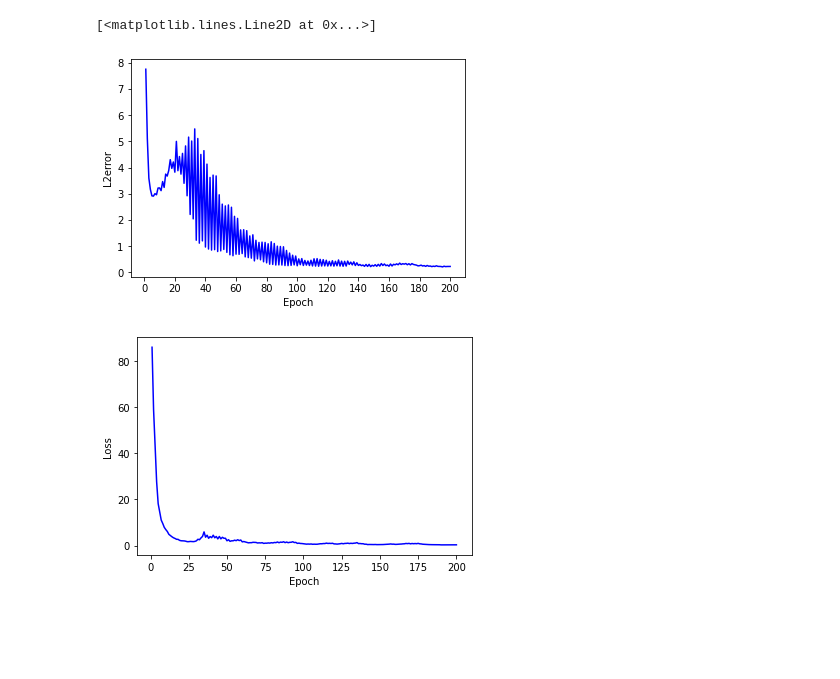
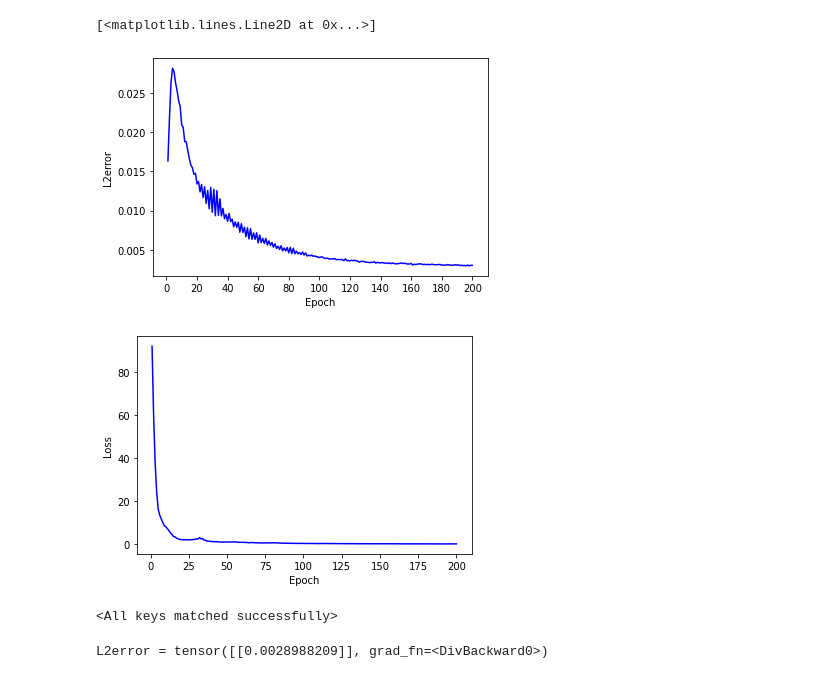
Before and after one commit to duypham01/PDE_Poisson, a Jupyter notebook: PDE_Poisson(pytorch).ipynb, the cells around one changed output. Cells and saved outputs as stored; diff of their text form; code cells hidden in the pictures; blank space fills up the shorter version.

```diff
--- a/PDE_Poisson(pytorch).ipynb
+++ b/PDE_Poisson(pytorch).ipynb
@@ -115,3 +71,22 @@ def count_parameters(model):
+# %%
+class PDENet(nn.Module):
+    def __init__(self, dim, units = 10):
+        super().__init__()
+        self.dim = dim
+        self.units = units
+        self.L1 = PDEInputLayer(dim, units)
+        self.L2 = PDELayer(dim, units)
+        self.L3 = PDELayer(dim, units)
+        self.L4 = PDEOutputLayer(dim, units)
+    def init_weights(self):
+        for p in self.parameters():
+            nn.init.xavier_uniform_(p.data)
+    def forward(self, x):
+        S = self.L1(x)
+        S = self.L2([S, x])
+        S = self.L3([S, x])
+        S = self.L4(S)
+        return S
 # %%
 def laplacian(f, input_vector):
     gradient = grad(f, input_vector, create_graph=True)[0]
@@ -198,7 +173,7 @@ def random_points_test():
         points.append([random.uniform(0, 1), random.uniform(0, 1)])
     return points
 # %%
-net = PDENetLight(2, 10)
+net = PDENet(2, 10)
 net.init_weights()
 
 # plot_estimation_and_exact_solution('./result/testnoBatch/Initial.png')
@@ -214,16 +189,6 @@ for i in range(200):
     print('Iteration number: ' + str(i + 1))
     sample = random_data_points(1000)  # sample space time point
     start_ite = time.time()
-    # for j in range(4):
-    #     # print('Batch iteration number: ' + str(j + 1))
-    #     net.zero_grad()
-    #     square_error = batch_loss(net, sample)  # calculate square error loss
-    #     square_error.backward()  # calculate gradient of square loss w.r.t the parameters
-    #     print('Batch loss: ' + str(square_error))
-    #     for param in net.parameters():
-    #         param.data -= learning_rate*param.grad.data
-    #     if j == 0:
-    #         losses.append(square_error.item())
     net.zero_grad()
     square_error = batch_loss(net, sample)  # calculate square error loss
     square_error.backward()  # calculate gradient of square loss w.r.t the parameters
@@ -237,10 +202,14 @@ for i in range(200):
     print('This iteration took ' + str(ite_time) + ' seconds')
     print('Total training time elapsed ' + str(total_time/60) + ' minutes')
     L2_error = 0
-    for point in random_points_test():
+    points, boundary_points = random_data_points(1000)
+    for point in points:
         point_input = torch.Tensor(point).resize_(2,1)
         L2_error += (net(point_input) - exact_solution(point_input))**2
-    L2_error /= 121
+    for boundary in boundary_points:
+        point_input = torch.Tensor(boundary).resize_(2,1)
+        L2_error += (net(point_input) - exact_solution(point_input))**2
+    L2_error = torch.sqrt(L2_error)/2000
     l2_errors.append(L2_error.item())
 
     print('L2error = ' + str(L2_error))
@@ -294,5 +263,5 @@ L2error = tensor([[0.2288154662]], grad_fn=<DivBackward0>)
 Finished iteration number 200, saving model
 Plotting and saving convergence history
 [<matplotlib.lines.Line2D at 0x...>]
-[figure, old version]
+[figure, new version]
-[figure, old version]
+[figure, new version]
@@ -298,0 +270,20 @@ Plotting and saving convergence history
+# %%
+model = PDENet(2, 10)
+model.load_state_dict(torch.load('PDEnet_parameters.pt'))
+# %% [output]
+<All keys matched successfully>
+# %%
+L2_error = 0
+points, boundary_points = random_data_points(1000)
+for point in points:
+    point_input = torch.Tensor(point).resize_(2,1)
+    L2_error += (model(point_input) - exact_solution(point_input))**2
+for boundary in boundary_points:
+    point_input = torch.Tensor(boundary).resize_(2,1)
+    L2_error += (net(point_input) - exact_solution(point_input))**2
+L2_error = torch.sqrt(L2_error)/2000
+l2_errors.append(L2_error.item())
+
+print('L2error = ' + str(L2_error))
+# %% [output]
+L2error = tensor([[0.0028988209]], grad_fn=<DivBackward0>)
```
Also changed, not shown: parts of 6 cells of this notebook.
